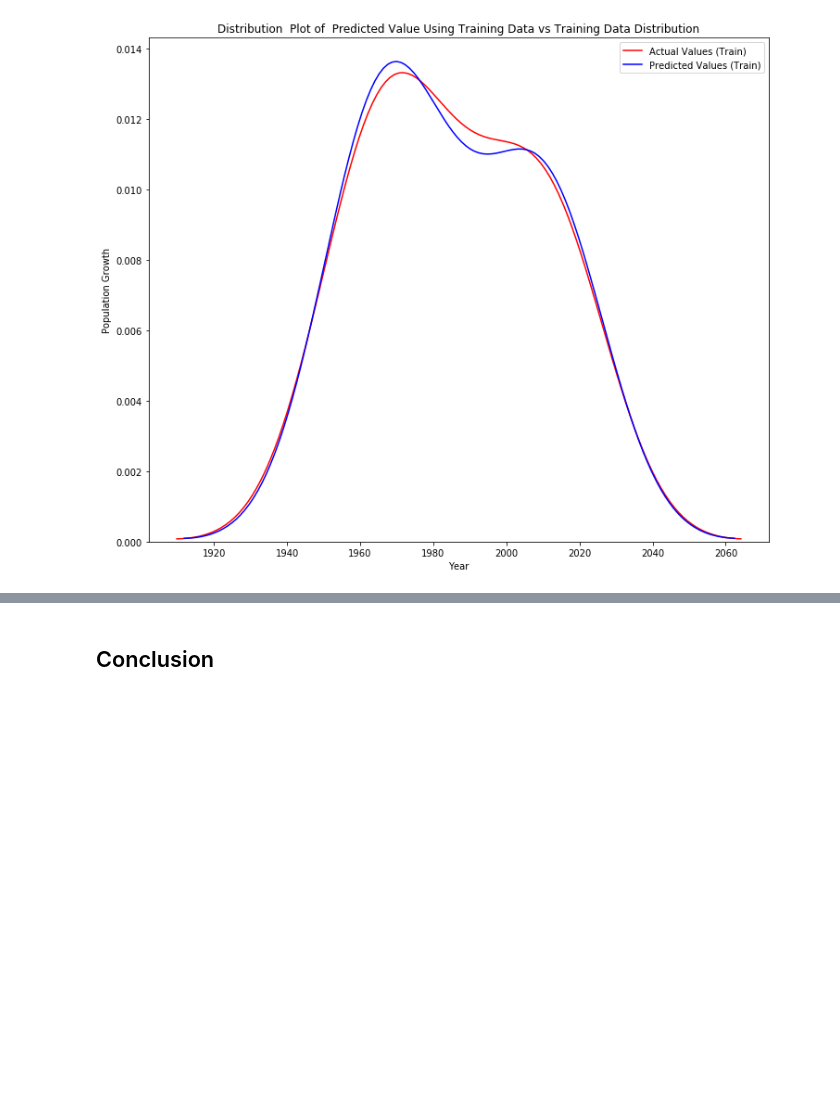
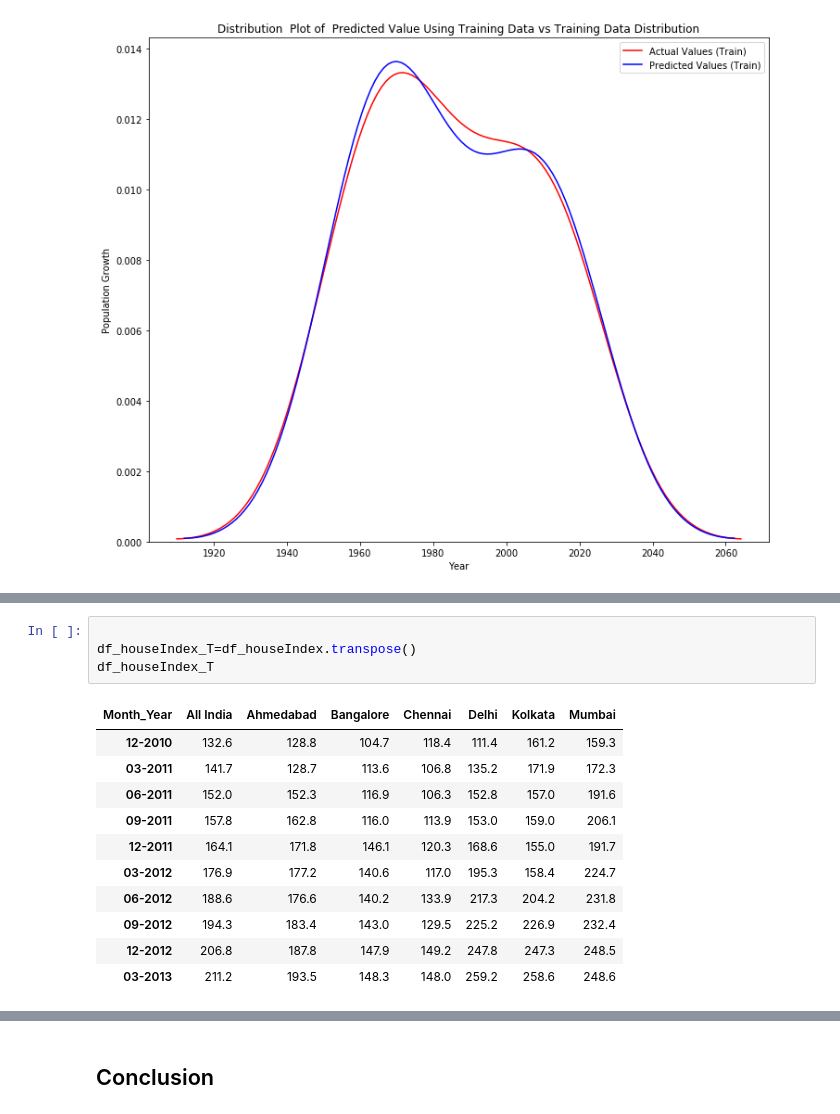
Before and after one commit to Narayana3892/The-Battle-of-Neighborhood, a Jupyter notebook: BattleFinal.ipynb, the cells around one changed output, grey strips where cells are left out. Drawn from its saved outputs; the diff is of its cells as text; blank space fills up the shorter version.

```diff
--- a/BattleFinal.ipynb
+++ b/BattleFinal.ipynb
@@ -164,0 +217,16 @@ DistributionPlot(y_train_kp, yhat_train_kp, "Actual Values (Train)", "Predicted
+# %%
+
+df_houseIndex_T=df_houseIndex.transpose()
+df_houseIndex_T
+# %% [output]
+| Month_Year | All India | Ahmedabad | Bangalore | Chennai | Delhi | Kolkata | Mumbai |
+| 12-2010 | 132.6 | 128.8 | 104.7 | 118.4 | 111.4 | 161.2 | 159.3 |
+| 03-2011 | 141.7 | 128.7 | 113.6 | 106.8 | 135.2 | 171.9 | 172.3 |
+| 06-2011 | 152.0 | 152.3 | 116.9 | 106.3 | 152.8 | 157.0 | 191.6 |
+| 09-2011 | 157.8 | 162.8 | 116.0 | 113.9 | 153.0 | 159.0 | 206.1 |
+| 12-2011 | 164.1 | 171.8 | 146.1 | 120.3 | 168.6 | 155.0 | 191.7 |
+| 03-2012 | 176.9 | 177.2 | 140.6 | 117.0 | 195.3 | 158.4 | 224.7 |
+| 06-2012 | 188.6 | 176.6 | 140.2 | 133.9 | 217.3 | 204.2 | 231.8 |
+| 09-2012 | 194.3 | 183.4 | 143.0 | 129.5 | 225.2 | 226.9 | 232.4 |
+| 12-2012 | 206.8 | 187.8 | 147.9 | 149.2 | 247.8 | 247.3 | 248.5 |
+| 03-2013 | 211.2 | 193.5 | 148.3 | 148.0 | 259.2 | 258.6 | 248.6 |
```
Also changed, not shown: parts of 34 cells of this notebook.
